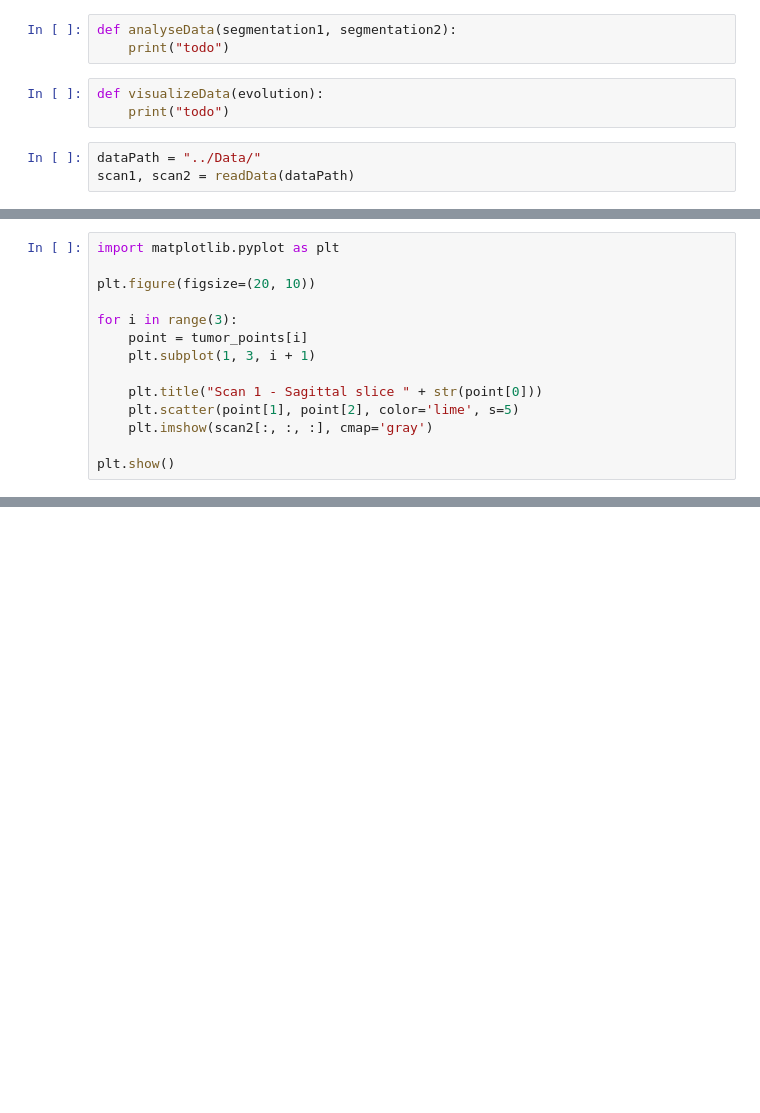
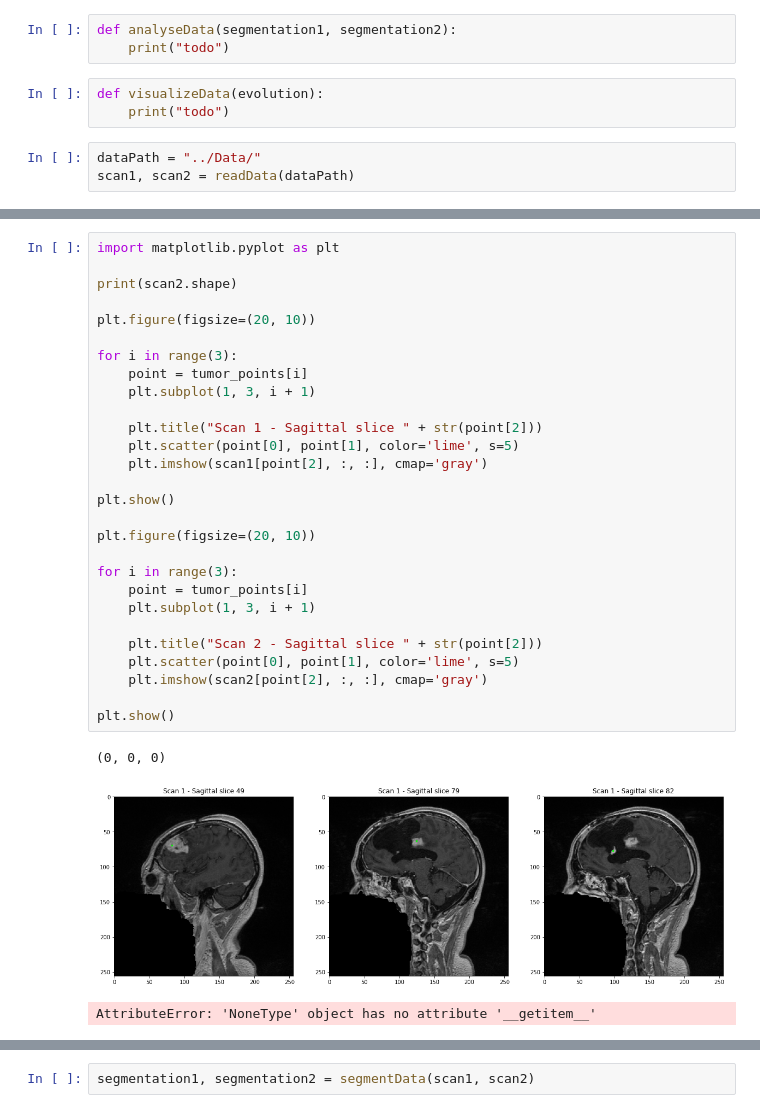
Before and after one commit to oscarmorand/Projet_vtk_itk, a Jupyter notebook: notebooks/General.ipynb, the cells around one changed output, grey strips where cells are left out. Saved outputs shown, nothing was run; the diff lists cells and outputs as text; blank space fills up the shorter version.

Commit message:
shape bizarre

```diff
--- a/notebooks/General.ipynb
+++ b/notebooks/General.ipynb
@@ -142,14 +136,0 @@ print(scan2.shape)
-# %%
-import matplotlib.pyplot as plt
-
-plt.figure(figsize=(20, 10))
-
-for i in range(3):
-    point = tumor_points[i]
-    plt.subplot(1, 3, i + 1)
-
-    plt.title("Scan 1 - Sagittal slice " + str(point[0]))
-    plt.scatter(point[1], point[2], color='lime', s=5)
-    plt.imshow(scan2[:, :, :], cmap='gray')
-
-plt.show()
@@ -165,0 +157,32 @@ visualizeData(evolution)
+# %%
+import matplotlib.pyplot as plt
+
+print(scan2.shape)
+
+plt.figure(figsize=(20, 10))
+
+for i in range(3):
+    point = tumor_points[i]
+    plt.subplot(1, 3, i + 1)
+
+    plt.title("Scan 1 - Sagittal slice " + str(point[2]))
+    plt.scatter(point[0], point[1], color='lime', s=5)
+    plt.imshow(scan1[point[2], :, :], cmap='gray')
+
+plt.show()
+
+plt.figure(figsize=(20, 10))
+
+for i in range(3):
+    point = tumor_points[i]
+    plt.subplot(1, 3, i + 1)
+
+    plt.title("Scan 2 - Sagittal slice " + str(point[2]))
+    plt.scatter(point[0], point[1], color='lime', s=5)
+    plt.imshow(scan2[point[2], :, :], cmap='gray')
+
+plt.show()
+# %% [output]
+(0, 0, 0)
+[figure, added]
+AttributeError: 'NoneType' object has no attribute '__getitem__'
@@ -165,0 +190,2 @@ visualizeData(evolution)
+# %%
+segmentation1, segmentation2 = segmentData(scan1, scan2)
```
Also changed, not shown: parts of 13 cells of this notebook, 1 other file.
